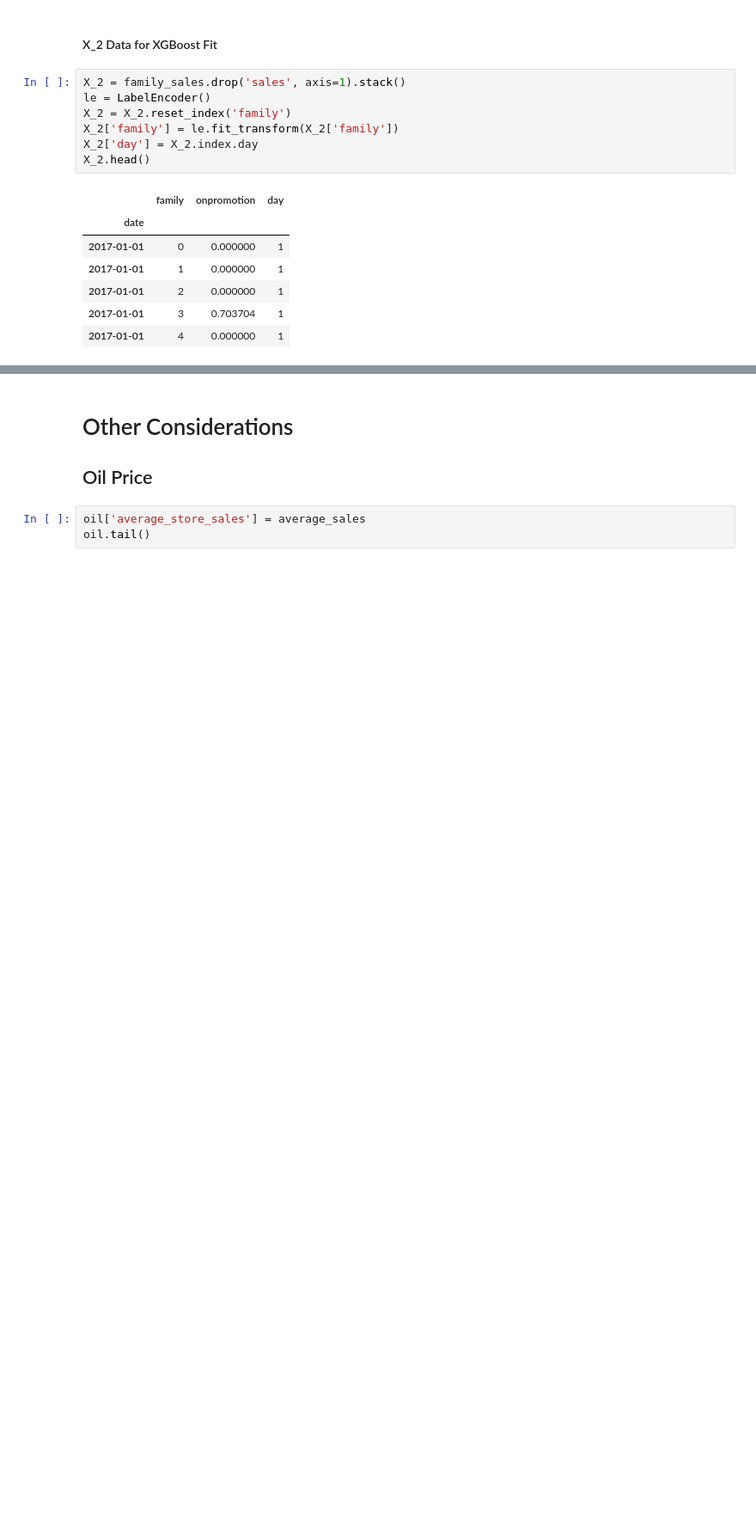
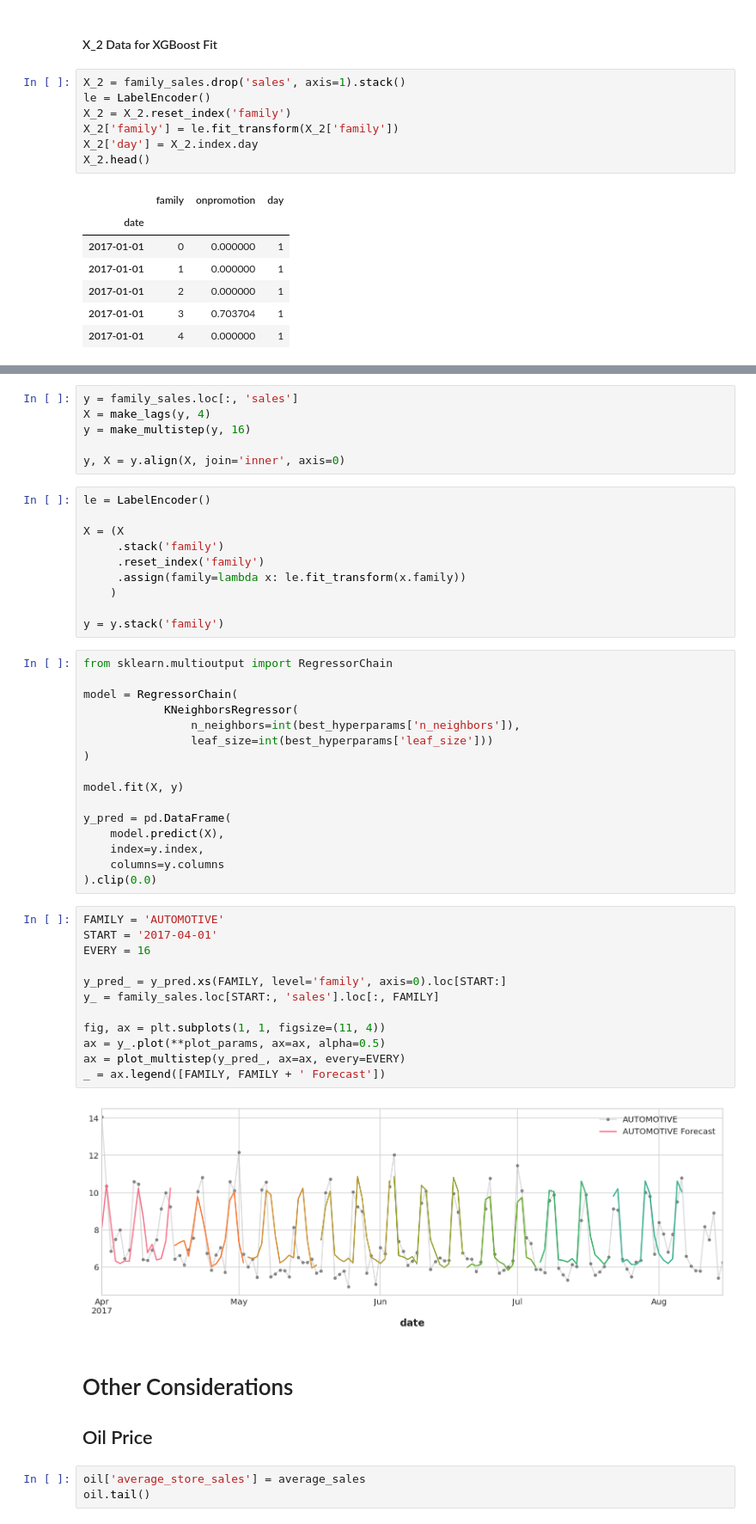
Before and after one commit to jkeogh2031/store_sales_time_series_forecasting, a Jupyter notebook: store-sales-time-series-forecasting.ipynb, the cells around one changed output, grey strips where cells are left out. Shown at 86% size. Cells and saved outputs as stored; diff of their text form; blank space fills up the shorter version.

Commit message:
Kaggle Notebook | store_sales_time_series_forecasting | Version 6

```diff
--- a/store-sales-time-series-forecasting.ipynb
+++ b/store-sales-time-series-forecasting.ipynb
@@ -752,3 +822,49 @@ print(f'Naive forecast 16 days ahead\nMSE:{naive_mse:.2f}')
+# %%
+y = family_sales.loc[:, 'sales']
+X = make_lags(y, 4)
+y = make_multistep(y, 16)
+
+y, X = y.align(X, join='inner', axis=0)
+# %%
+le = LabelEncoder()
+
+X = (X
+     .stack('family')
+     .reset_index('family')
+     .assign(family=lambda x: le.fit_transform(x.family))
+    )
+
+y = y.stack('family')
+# %%
+from sklearn.multioutput import RegressorChain
+
+model = RegressorChain(
+            KNeighborsRegressor(
+                n_neighbors=int(best_hyperparams['n_neighbors']),
+                leaf_size=int(best_hyperparams['leaf_size']))
+)
+
+model.fit(X, y)
+
+y_pred = pd.DataFrame(
+    model.predict(X),
+    index=y.index,
+    columns=y.columns
+).clip(0.0)
+# %%
+FAMILY = 'AUTOMOTIVE'
+START = '2017-04-01'
+EVERY = 16
+
+y_pred_ = y_pred.xs(FAMILY, level='family', axis=0).loc[START:]
+y_ = family_sales.loc[START:, 'sales'].loc[:, FAMILY]
+
+fig, ax = plt.subplots(1, 1, figsize=(11, 4))
+ax = y_.plot(**plot_params, ax=ax, alpha=0.5)
+ax = plot_multistep(y_pred_, ax=ax, every=EVERY)
+_ = ax.legend([FAMILY, FAMILY + ' Forecast'])
+# %% [output]
+[figure, added]
 # %% [markdown]
 # Other Considerations
 ## Oil Price
```
Also changed, not shown: parts of 19 cells of this notebook.
